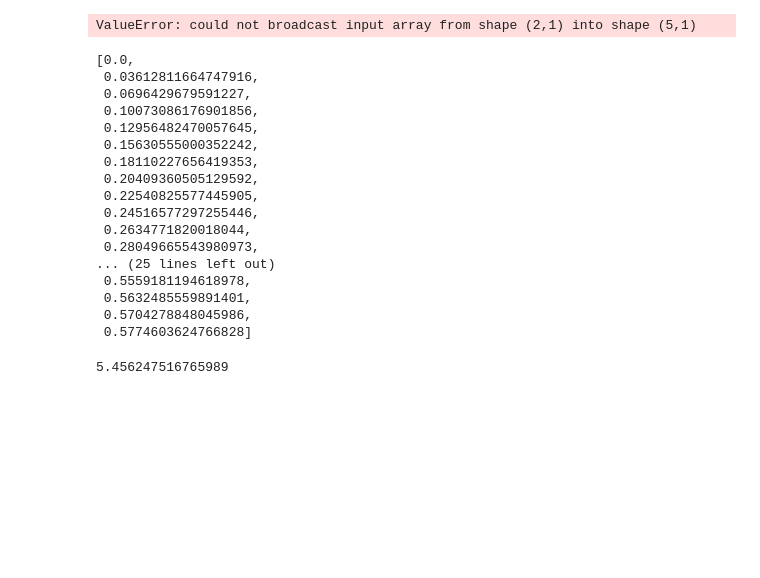
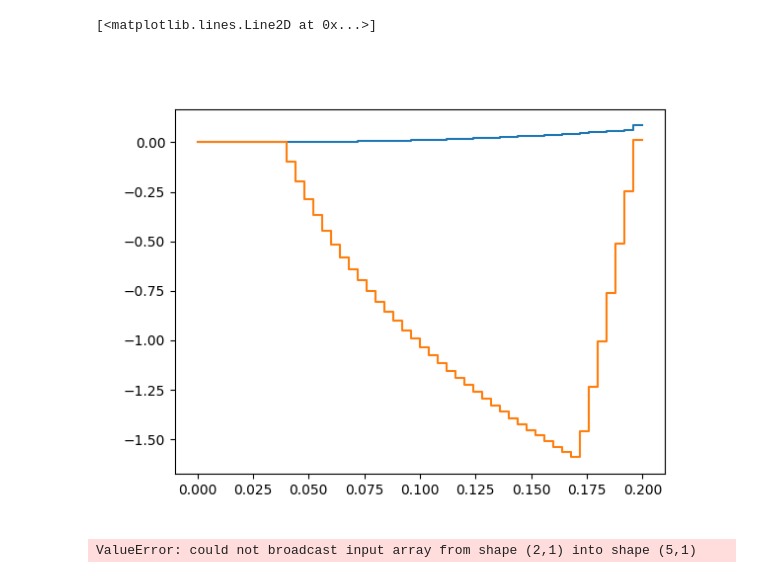
Before and after one commit to NovelMobileRobotsLab/pinto-squirrel, a Jupyter notebook: SEA/ana_casadi3.ipynb, the cells around one changed output. Cells and saved outputs as stored; diff of their text form; code cells hidden in the pictures; blank space fills up the shorter version.

```diff
--- a/SEA/ana_casadi3.ipynb
+++ b/SEA/ana_casadi3.ipynb
@@ -167,3 +175,10 @@ plt.show()
+# %%
+plt.figure()
+plt.step(ts, x_ls)
+plt.step(ts, x_ls_adj)
+# %% [output]
+[<matplotlib.lines.Line2D at 0x...>]
+[figure, added]
 # %%
 m_l=0.5
 k=10
@@ -290,27 +305,3 @@ for nsteps in step_array:
     plt.savefig(f"profilesteps/{round(t_total*1000):04d}ms_{nsteps:04d}steps.png")
 # %% [output]
 ValueError: could not broadcast input array from shape (2,1) into shape (5,1)
-# %%
-log_spring
-# %% [output]
-[0.0,
- 0.03612811664747916,
- 0.0696429679591227,
- 0.10073086176901856,
- 0.12956482470057645,
- 0.15630555000352242,
- 0.18110227656419353,
- 0.20409360505129592,
- 0.22540825577445905,
- 0.24516577297255446,
- 0.2634771820018044,
- 0.28049665543980973,
-... (25 lines left out)
- 0.5559181194618978,
- 0.5632485559891401,
- 0.5704278848045986,
- 0.5774603624766828]
-# %%
-end_v
-# %% [output]
-5.456247516765989
```
Also changed, not shown: parts of 2 cells of this notebook.
